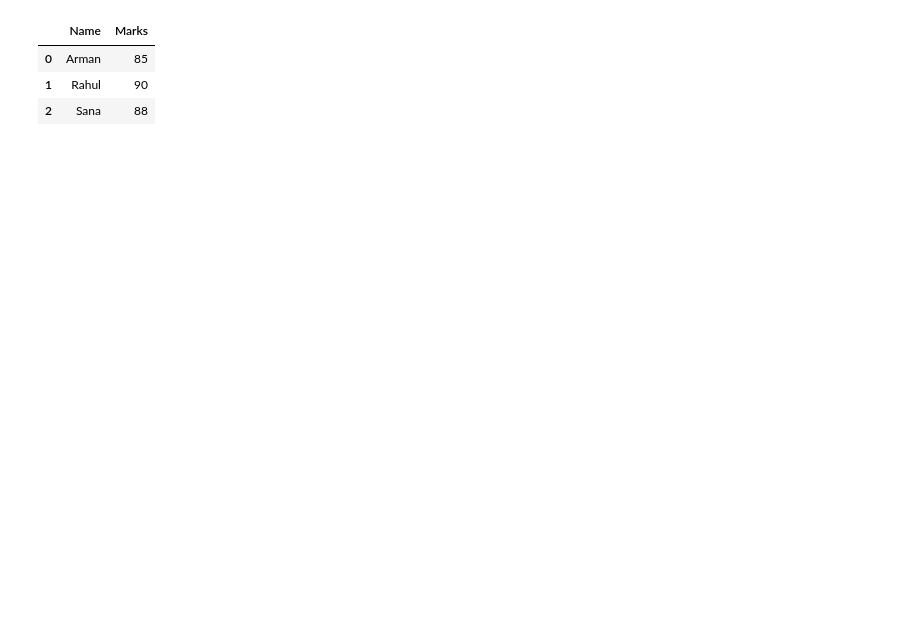
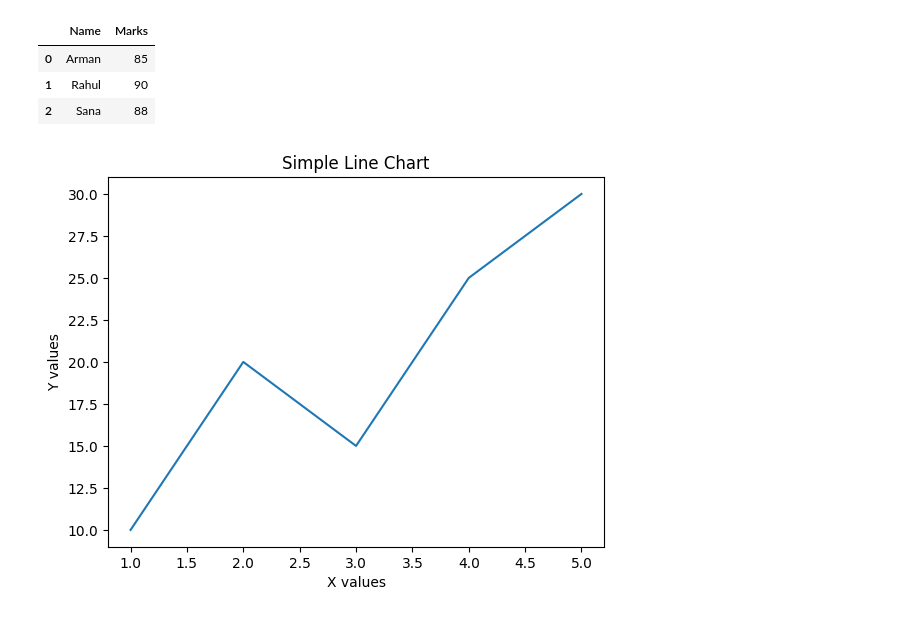
Before and after one commit to mo-arman/Data_Analyst_Journey, a Jupyter notebook: Practice.ipynb, the cells around one changed output. Drawn from its saved outputs; the diff is of its cells as text; code cells hidden in the pictures; blank space fills up the shorter version.

```diff
--- a/Practice.ipynb
+++ b/Practice.ipynb
@@ -15,0 +18,11 @@ df
+# %%
+x = [1, 2, 3, 4, 5]
+y = [10, 20, 15, 25, 30]
+
+plt.plot(x, y)
+plt.title("Simple Line Chart")
+plt.xlabel("X values")
+plt.ylabel("Y values")
+plt.show()
+# %% [output]
+[figure, added]
```
Also changed, not shown: parts of 4 cells of this notebook.
